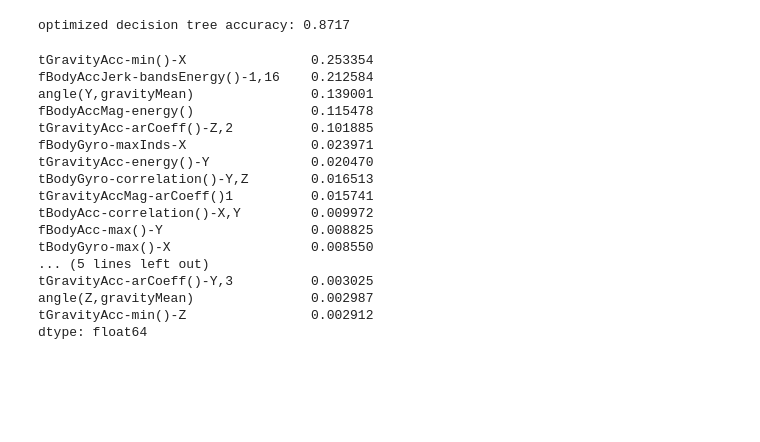
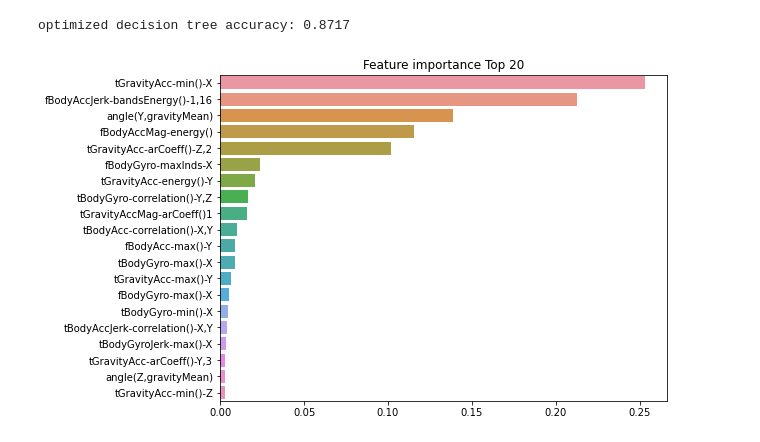
Before and after one commit to j-kim1/python_ml_guide, a Jupyter notebook: 4.2_Decision_tree.ipynb, the cells around one changed output. Cells and saved outputs as stored; diff of their text form; code cells hidden in the pictures; blank space fills up the shorter version.

```diff
--- a/4.2_Decision_tree.ipynb
+++ b/4.2_Decision_tree.ipynb
@@ -367,31 +367,14 @@ optimized decision tree accuracy: 0.8717
 # %%
 # Important features plot
 import seaborn as sns
 
 ftr_importances_values = best_df_clf.feature_importances_
 ftr_importances = pd.Series(ftr_importances_values, index=X_train.columns)
 #sorting
 ftr_top20 = ftr_importances.sort_values(ascending=False)[:20]
 plt.figure(figsize=(8,6))
 plt.title('Feature importance Top 20')
-sns.barplot(x=ftr_to)
-
-# sns.barplot(x=ftr_importances_values, )
+sns.barplot(x=ftr_top20, y=ftr_top20.index)
+plt.show()
 # %% [output]
-tGravityAcc-min()-X                0.253354
-fBodyAccJerk-bandsEnergy()-1,16    0.212584
-angle(Y,gravityMean)               0.139001
-fBodyAccMag-energy()               0.115478
-tGravityAcc-arCoeff()-Z,2          0.101885
-fBodyGyro-maxInds-X                0.023971
-tGravityAcc-energy()-Y             0.020470
-tBodyGyro-correlation()-Y,Z        0.016513
-tGravityAccMag-arCoeff()1          0.015741
-tBodyAcc-correlation()-X,Y         0.009972
-fBodyAcc-max()-Y                   0.008825
-tBodyGyro-max()-X                  0.008550
-... (5 lines left out)
-tGravityAcc-arCoeff()-Y,3          0.003025
-angle(Z,gravityMean)               0.002987
-tGravityAcc-min()-Z                0.002912
-dtype: float64
+[figure, added]
```
Also changed, not shown: parts of 1 cell of this notebook.
